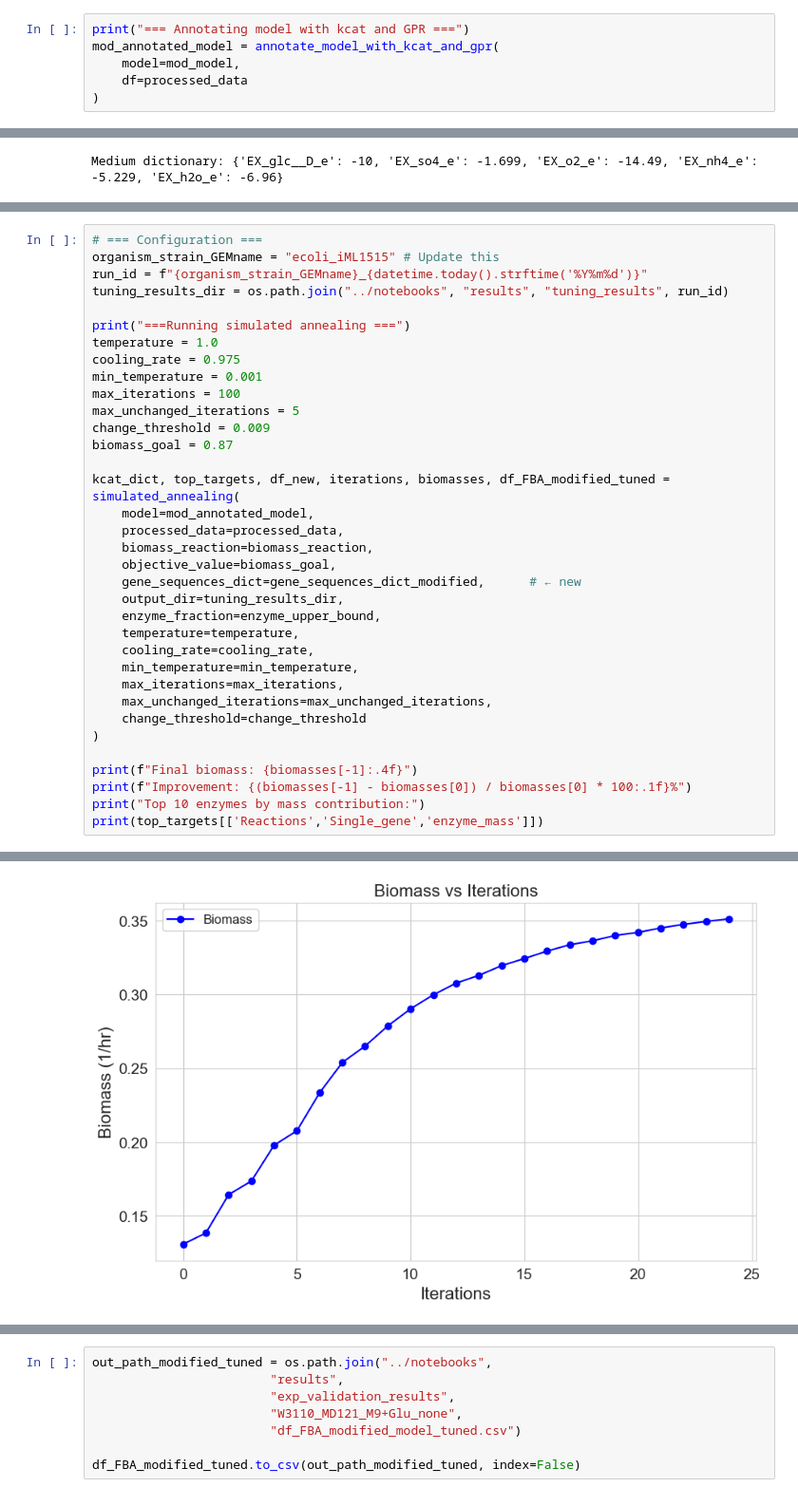
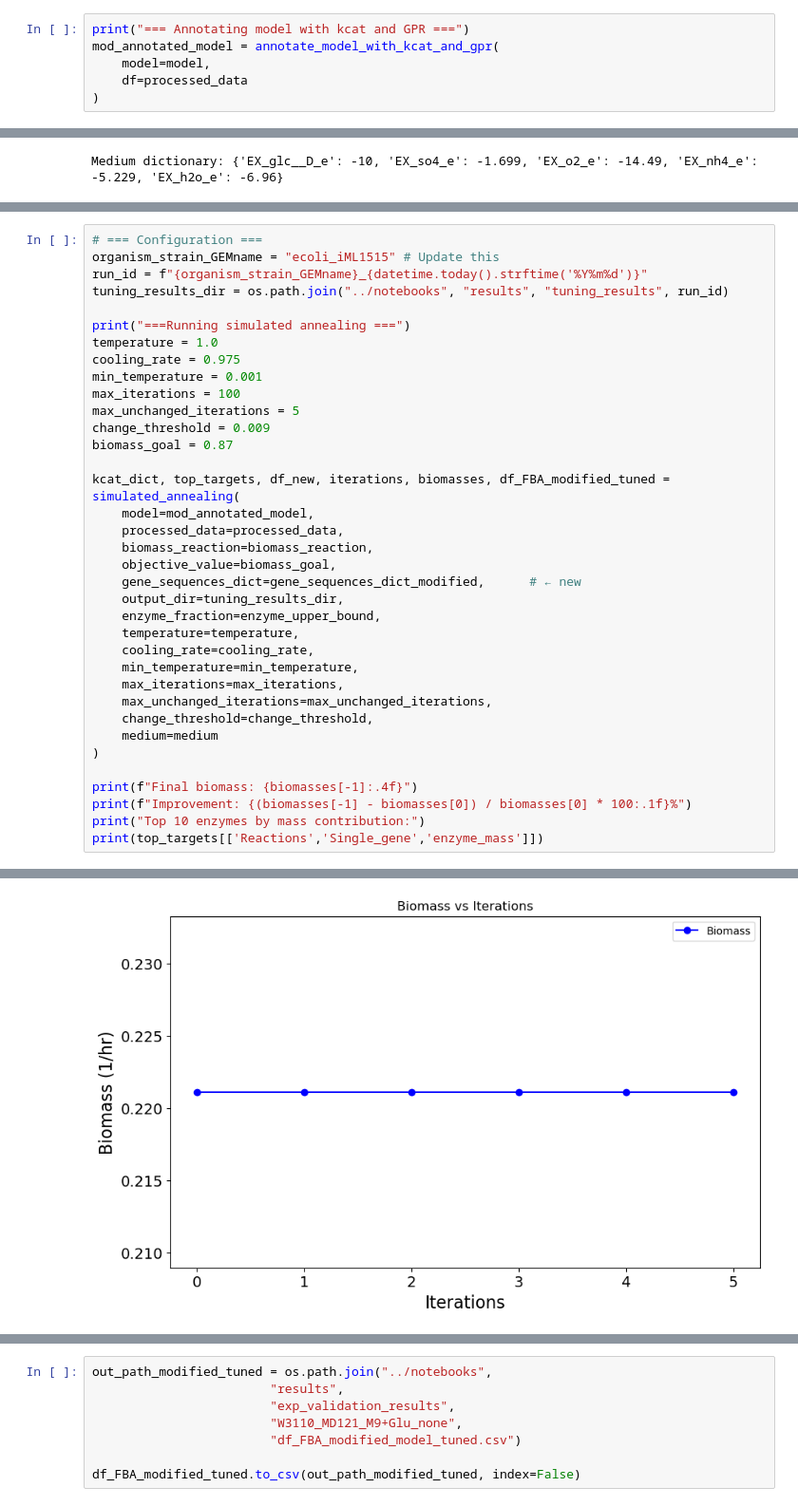
Before and after one commit to ranaabarghout/kinGEMs, a Jupyter notebook: notebooks/validate_fluxomics_iML1515.ipynb, the cells around one changed output, grey strips where cells are left out. Shown at 95% size. Cells and saved outputs as stored; diff of their text form.

```diff
--- a/notebooks/validate_fluxomics_iML1515.ipynb
+++ b/notebooks/validate_fluxomics_iML1515.ipynb
@@ -369,7 +373,7 @@ print(f"  Reactions without kcat: {len(rxn_without_kcat)}")
 # %%
 print("=== Annotating model with kcat and GPR ===")
 mod_annotated_model = annotate_model_with_kcat_and_gpr(
-    model=mod_model,
+    model=model,
     df=processed_data
 )
 # %% [output]
@@ -473,7 +477,8 @@ kcat_dict, top_targets, df_new, iterations, biomasses, df_FBA_modified_tuned = s
     min_temperature=min_temperature,
     max_iterations=max_iterations,
     max_unchanged_iterations=max_unchanged_iterations,
-    change_threshold=change_threshold
+    change_threshold=change_threshold,
+    medium=medium
 )
 
 print(f"Final biomass: {biomasses[-1]:.4f}")
@@ -501,4 +506,4 @@ Top 10 enzymes by mass contribution:
-[figure, old version]
+[figure, new version]
 # %%
 # Diagnostic: After optimization step
 print("[Step] After run_optimization_with_dataframe:")
```
Also changed, not shown: parts of 16 cells of this notebook, 12 other files.
